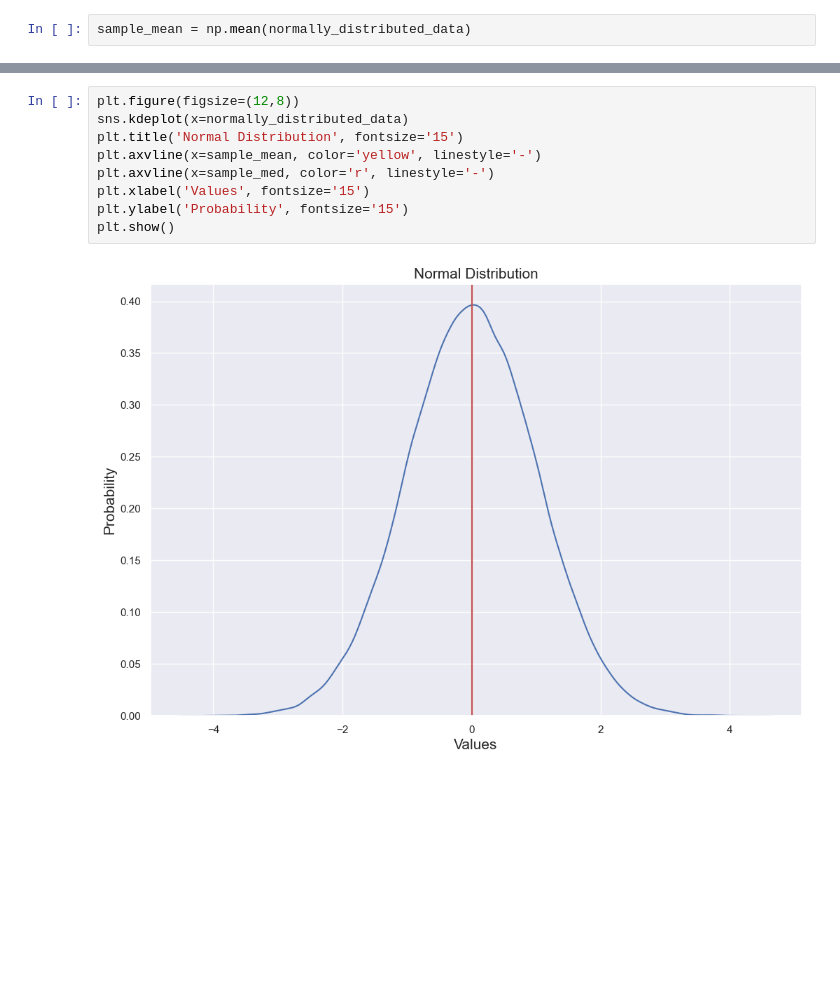
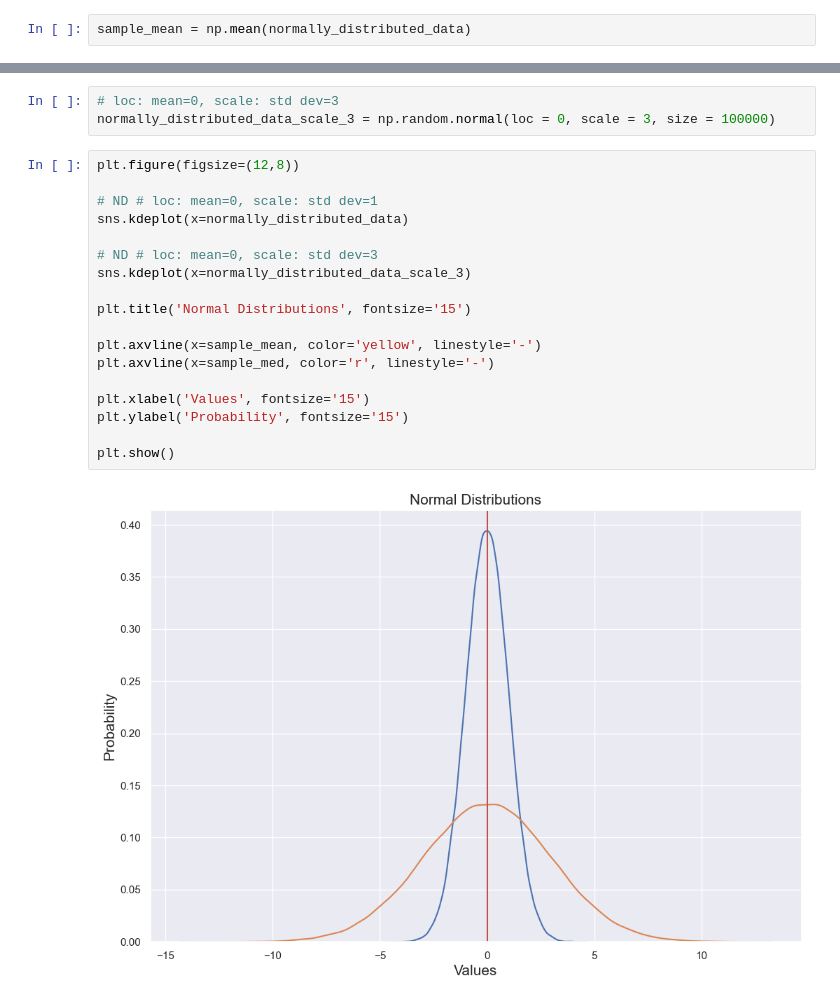
Before and after one commit to D76X/jupyter_notebooks, a Jupyter notebook: FoundationOfStatsAndProp/03.NormalDistribution.ipynb, the cells around one changed output, grey strips where cells are left out. Cells and saved outputs as stored; diff of their text form; blank space fills up the shorter version.

```diff
--- a/FoundationOfStatsAndProp/03.NormalDistribution.ipynb
+++ b/FoundationOfStatsAndProp/03.NormalDistribution.ipynb
@@ -47,11 +58,23 @@ plt.show()
+# %%
+# loc: mean=0, scale: std dev=3
+normally_distributed_data_scale_3 = np.random.normal(loc = 0, scale = 3, size = 100000)
 # %%
 plt.figure(figsize=(12,8))
+
+# ND # loc: mean=0, scale: std dev=1
 sns.kdeplot(x=normally_distributed_data)
-plt.title('Normal Distribution', fontsize='15')
+
+# ND # loc: mean=0, scale: std dev=3
+sns.kdeplot(x=normally_distributed_data_scale_3)
+
+plt.title('Normal Distributions', fontsize='15')
+
 plt.axvline(x=sample_mean, color='yellow', linestyle='-')
 plt.axvline(x=sample_med, color='r', linestyle='-')
+
 plt.xlabel('Values', fontsize='15')
 plt.ylabel('Probability', fontsize='15')
+
 plt.show()
 # %% [output]
-[figure, old version]
+[figure, new version]
```
Also changed, not shown: parts of 7 cells of this notebook.
